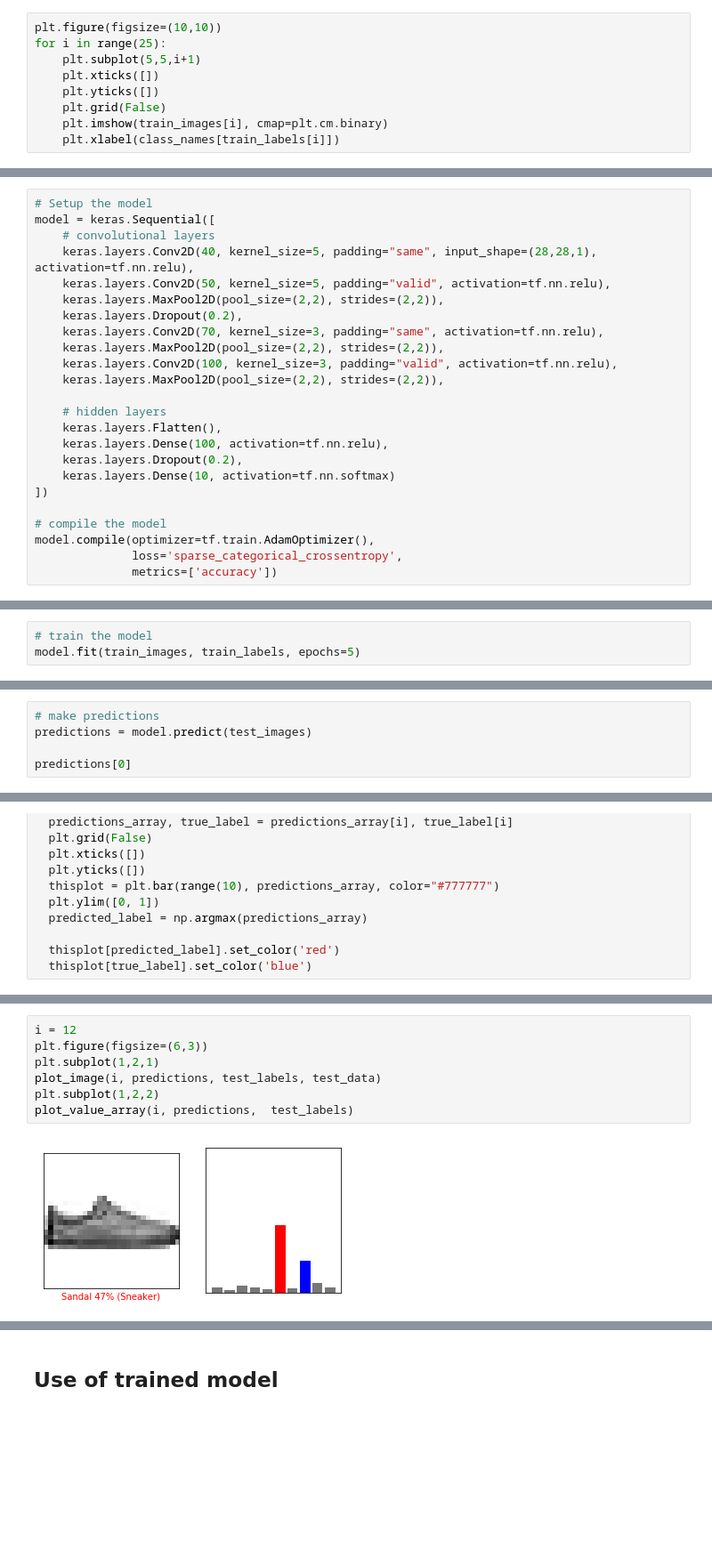
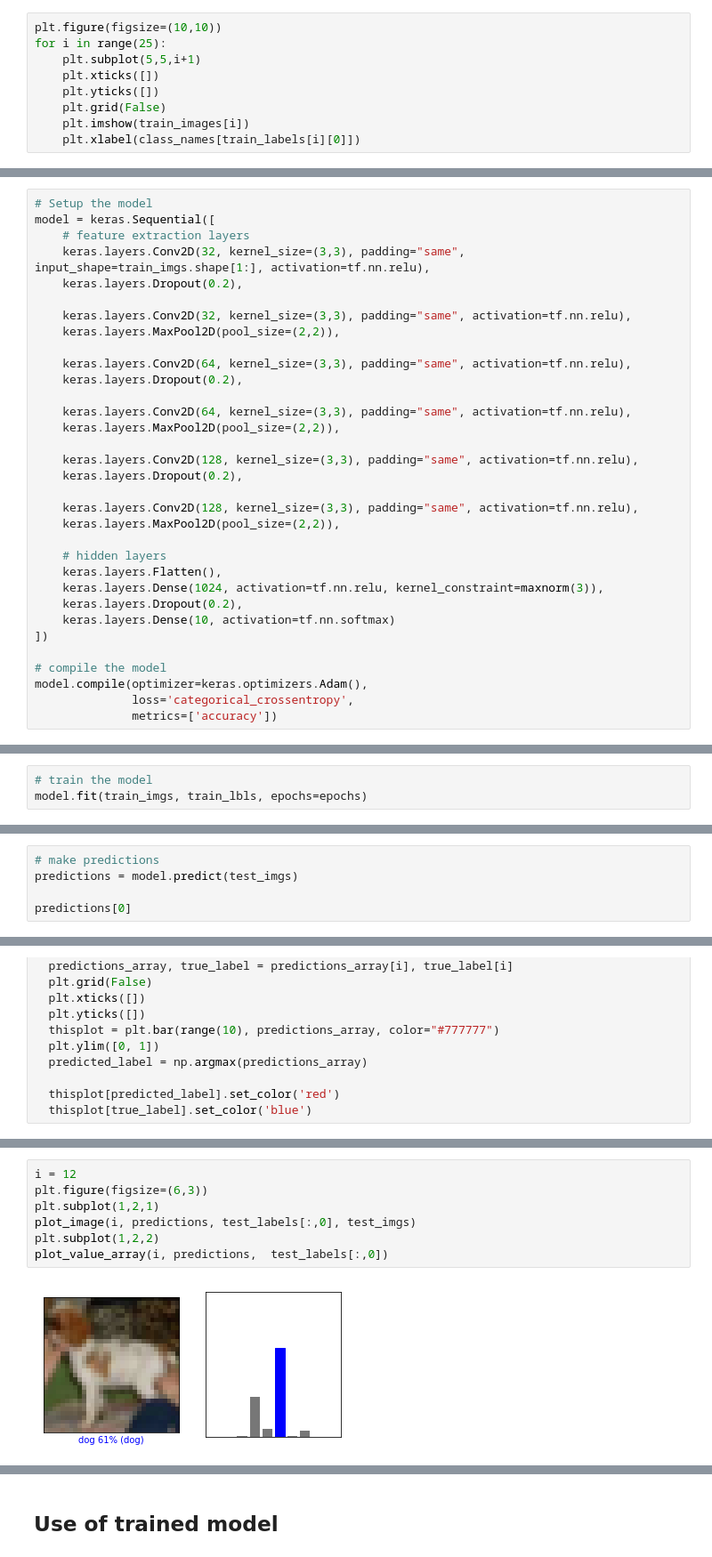
Before and after one commit to DemianMelskens/CBS, a Jupyter notebook: machine learning/Deep Learning/Convolutional Neural Network.ipynb, the cells around one changed output, grey strips where cells are left out. Shown: that part at 89% size. Cells and saved outputs as stored; diff of their text form; blank space fills up the shorter version.

Commit message:
got convolutional neural network working with rgb

```diff
--- a/machine learning/Deep Learning/Convolutional Neural Network.ipynb
+++ b/machine learning/Deep Learning/Convolutional Neural Network.ipynb
@@ -296,6 +329,6 @@ for i in range(25):
     plt.xticks([])
     plt.yticks([])
     plt.grid(False)
-    plt.imshow(train_images[i], cmap=plt.cm.binary)
-    plt.xlabel(class_names[train_labels[i]])
+    plt.imshow(train_images[i])
+    plt.xlabel(class_names[train_labels[i][0]])
 # %% [output]
@@ -330,24 +379,33 @@ Test data
 # %%
 # Setup the model
 model = keras.Sequential([
-    # convolutional layers
-    keras.layers.Conv2D(40, kernel_size=5, padding="same", input_shape=(28,28,1), activation=tf.nn.relu),
-    keras.layers.Conv2D(50, kernel_size=5, padding="valid", activation=tf.nn.relu),
-    keras.layers.MaxPool2D(pool_size=(2,2), strides=(2,2)),
+    # feature extraction layers
+    keras.layers.Conv2D(32, kernel_size=(3,3), padding="same", input_shape=train_imgs.shape[1:], activation=tf.nn.relu),
     keras.layers.Dropout(0.2),
-    keras.layers.Conv2D(70, kernel_size=3, padding="same", activation=tf.nn.relu),
-    keras.layers.MaxPool2D(pool_size=(2,2), strides=(2,2)),
-    keras.layers.Conv2D(100, kernel_size=3, padding="valid", activation=tf.nn.relu),
-    keras.layers.MaxPool2D(pool_size=(2,2), strides=(2,2)),
+
+    keras.layers.Conv2D(32, kernel_size=(3,3), padding="same", activation=tf.nn.relu),
+    keras.layers.MaxPool2D(pool_size=(2,2)),
+
+    keras.layers.Conv2D(64, kernel_size=(3,3), padding="same", activation=tf.nn.relu),
+    keras.layers.Dropout(0.2),
+
+    keras.layers.Conv2D(64, kernel_size=(3,3), padding="same", activation=tf.nn.relu),
+    keras.layers.MaxPool2D(pool_size=(2,2)),
+
+    keras.layers.Conv2D(128, kernel_size=(3,3), padding="same", activation=tf.nn.relu),
+    keras.layers.Dropout(0.2),
+
+    keras.layers.Conv2D(128, kernel_size=(3,3), padding="same", activation=tf.nn.relu),
+    keras.layers.MaxPool2D(pool_size=(2,2)),
 
     # hidden layers
     keras.layers.Flatten(),
-    keras.layers.Dense(100, activation=tf.nn.relu),
+    keras.layers.Dense(1024, activation=tf.nn.relu, kernel_constraint=maxnorm(3)),
     keras.layers.Dropout(0.2),
     keras.layers.Dense(10, activation=tf.nn.softmax)
 ])
 
 # compile the model
-model.compile(optimizer=tf.train.AdamOptimizer(),
-              loss='sparse_categorical_crossentropy',
+model.compile(optimizer=keras.optimizers.Adam(),
+              loss='categorical_crossentropy',
               metrics=['accuracy'])
@@ -354,4 +432,4 @@ model.compile(optimizer=tf.train.AdamOptimizer(),
 # %%
 # train the model
-model.fit(train_images, train_labels, epochs=5)
+model.fit(train_imgs, train_lbls, epochs=epochs)
 # %% [output]
@@ -380,7 +465,7 @@ Test accuracy: 0.885
 the prediction score describes the confidence of the model that the image corresponds to each of the 10 different articles of clothing
 # %%
 # make predictions
-predictions = model.predict(test_images)
+predictions = model.predict(test_imgs)
 
 predictions[0]
 # %% [output]
@@ -434,12 +519,12 @@ plot_value_array(i, predictions,  test_labels)
 # %%
 i = 12
 plt.figure(figsize=(6,3))
 plt.subplot(1,2,1)
-plot_image(i, predictions, test_labels, test_data)
+plot_image(i, predictions, test_labels[:,0], test_imgs)
 plt.subplot(1,2,2)
-plot_value_array(i, predictions,  test_labels)
+plot_value_array(i, predictions,  test_labels[:,0])
 # %% [output]
-[figure, old version]
+[figure, new version]
 # %%
 num_rows = 5
 num_cols = 3
```
Also changed, not shown: parts of 19 cells of this notebook.
